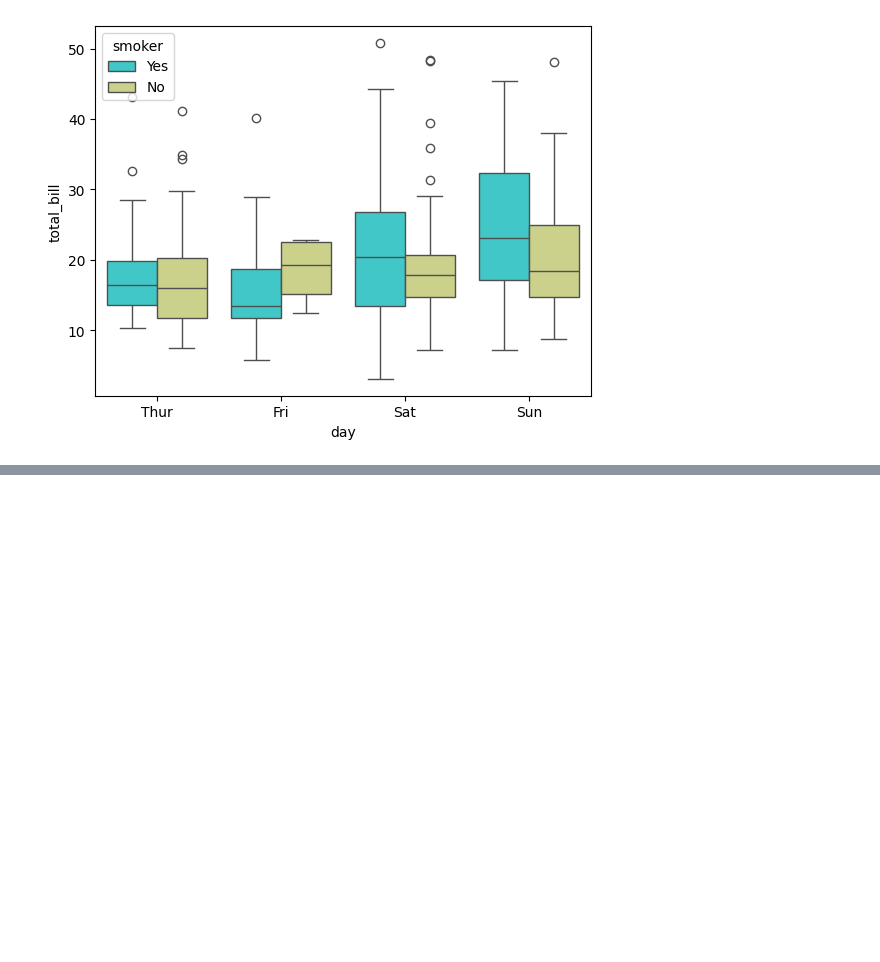
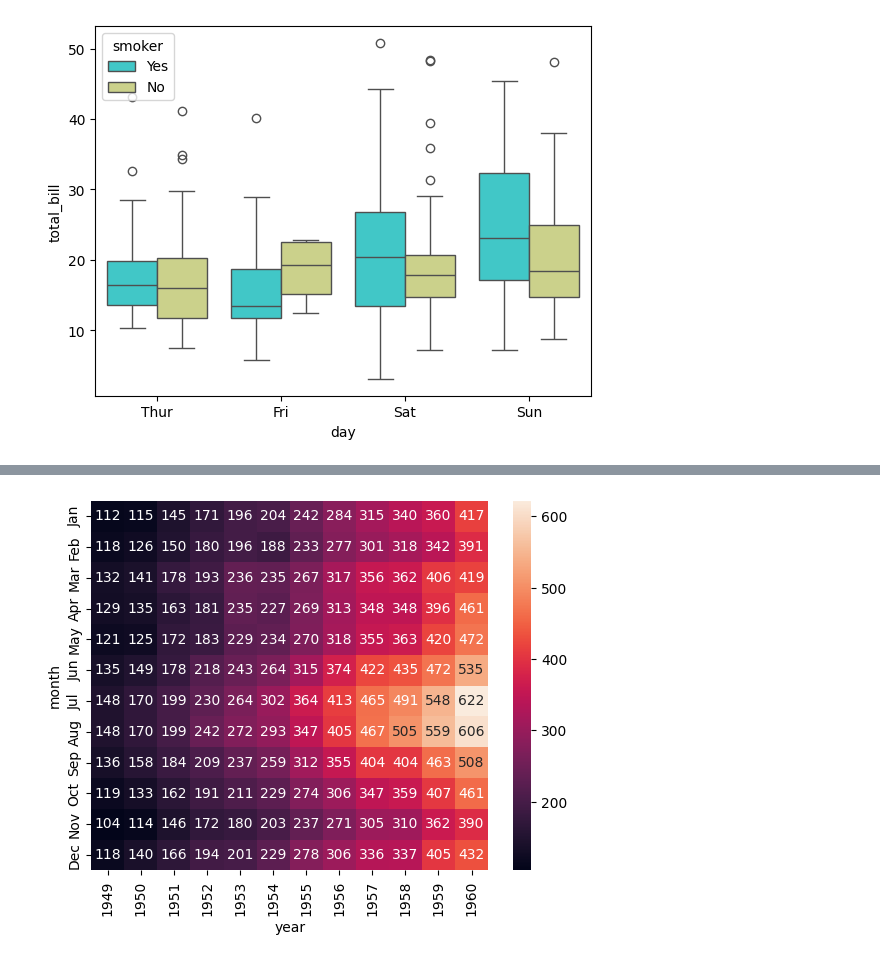
Before and after one commit to Murtiza007/DS10, a Jupyter notebook: seaborn.ipynb, the cells around one changed output, grey strips where cells are left out. Drawn from its saved outputs; the diff is of its cells as text; code cells hidden in the pictures; blank space fills up the shorter version.

```diff
--- a/seaborn.ipynb
+++ b/seaborn.ipynb
@@ -103,0 +108,2 @@ sns.boxplot(x='day',y='total_bill',data=df2,hue='smoker',palette='rainbow')
+# %%
+df=sns.load_dataset('flights')
@@ -103,0 +119,7 @@ sns.boxplot(x='day',y='total_bill',data=df2,hue='smoker',palette='rainbow')
+# %%
+pivot_table=df.pivot(index='month',columns='year',values='passengers')
+
+sns.heatmap(pivot_table,annot=True,fmt="d")
+plt.show()
+# %% [output]
+[figure, added]
```
Also changed, not shown: parts of 6 cells of this notebook, 2 other files.
